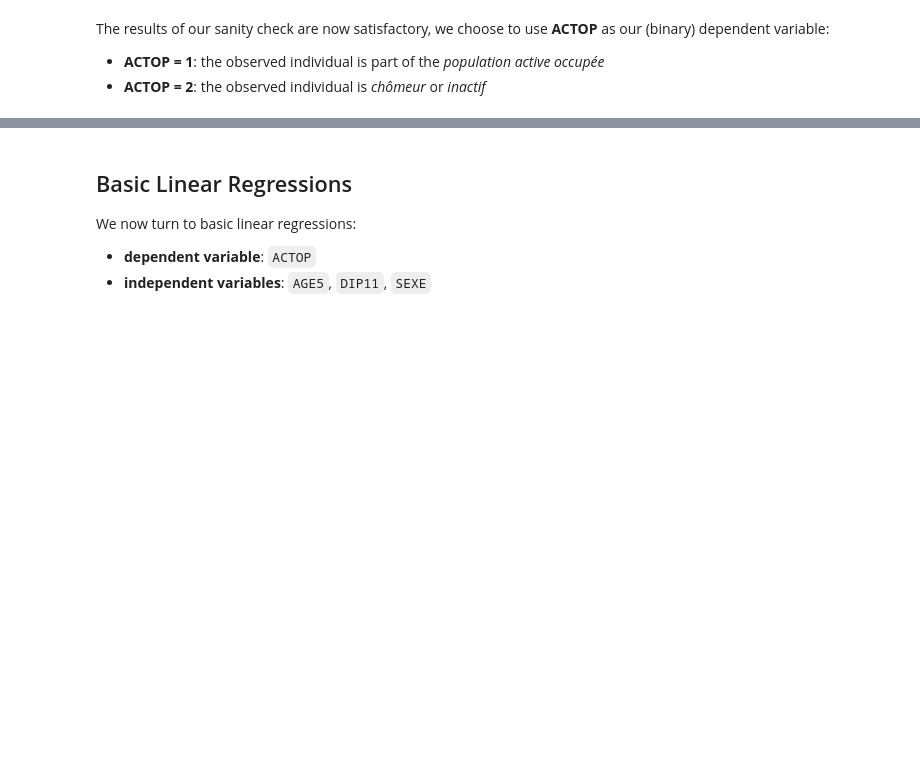
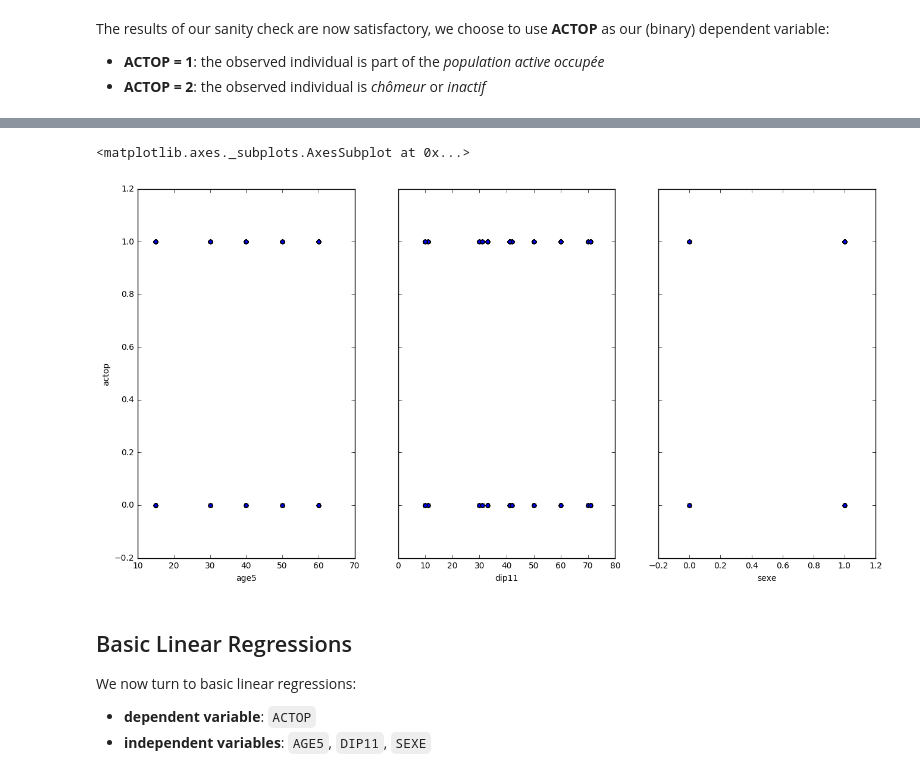
Before and after one commit to ncocacola/econml, a Jupyter notebook: econml.ipynb, the cells around one changed output, grey strips where cells are left out. Saved outputs shown, nothing was run; the diff lists cells and outputs as text; code cells hidden in the pictures; blank space fills up the shorter version.

Commit message:
Better vardes + plots for basic variables.

```diff
--- a/econml.ipynb
+++ b/econml.ipynb
@@ -204,0 +203,6 @@ We now look at summary statistics and graphical representations for these variab
+# %%
+df = eec15[["actop", "age5", "dip11", "sexe"]]    # create a new df subset of the entire database
+df = df.replace([""], [None]).dropna()    # drop any rows that have even a single null/empty value
+for col in ["actop", "sexe"]:
+    df[col] = df[col].map({"2": 1, "1": 0})
+df = df.astype(float)    # convert all data to float()
@@ -205,23 +223,12 @@ We now look at summary statistics and graphical representations for these variab
 # %%
-# with sqlite3.connect(eedb) as con:
-#     query = "SELECT actop, age5, dip11, sexe FROM eec15"
-#     df = pd.read_sql_query(query, con)
-
-# # df = df.dropna()     # drop any rows that have even a single null value
-# df = df.head(1000)
-
-# try:
-#     df = df.astype(float)
-# except ValueError,e:
-#     print "error",e
-
-# # visualize the relationship between the features and the response using scatterplots
-# fig, axs = plt.subplots(1, 3, sharey=True)
-# df.plot(kind='scatter', x='age5', y='actop', ax=axs[0], figsize=(16, 8))
-# df.plot(kind='scatter', x='dip11', y='actop', ax=axs[1])
-# df.plot(kind='scatter', x='sexe', y='actop', ax=axs[2])
-
-# # # HTML(df.head().to_html(index=False))
+# visualize the relationship between the features and the response using scatterplots
+figure, x_axis = plt.subplots(1, 3, sharey=True)
+df.plot(kind="scatter", x="age5", y="actop", ax=x_axis[0], figsize=(16, 8))
+df.plot(kind="scatter", x="dip11", y="actop", ax=x_axis[1])
+df.plot(kind="scatter", x="sexe", y="actop", ax=x_axis[2])
+# %% [output]
+<matplotlib.axes._subplots.AxesSubplot at 0x...>
+[figure, added]
 # %% [markdown]
 ## Basic Linear Regressions
 We now turn to basic linear regressions:
```
Also changed, not shown: parts of 4 cells of this notebook, 1 other file.
